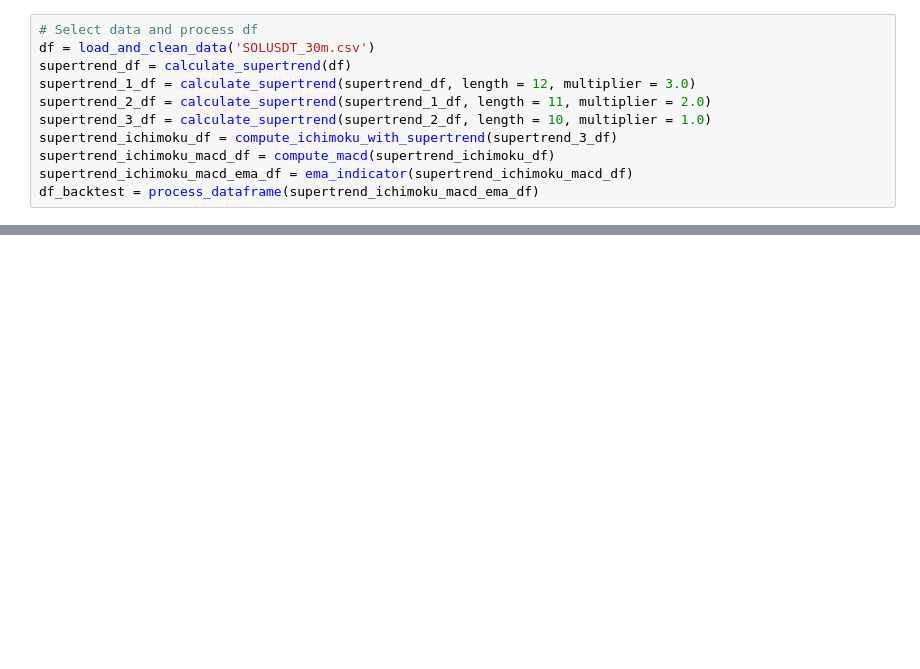
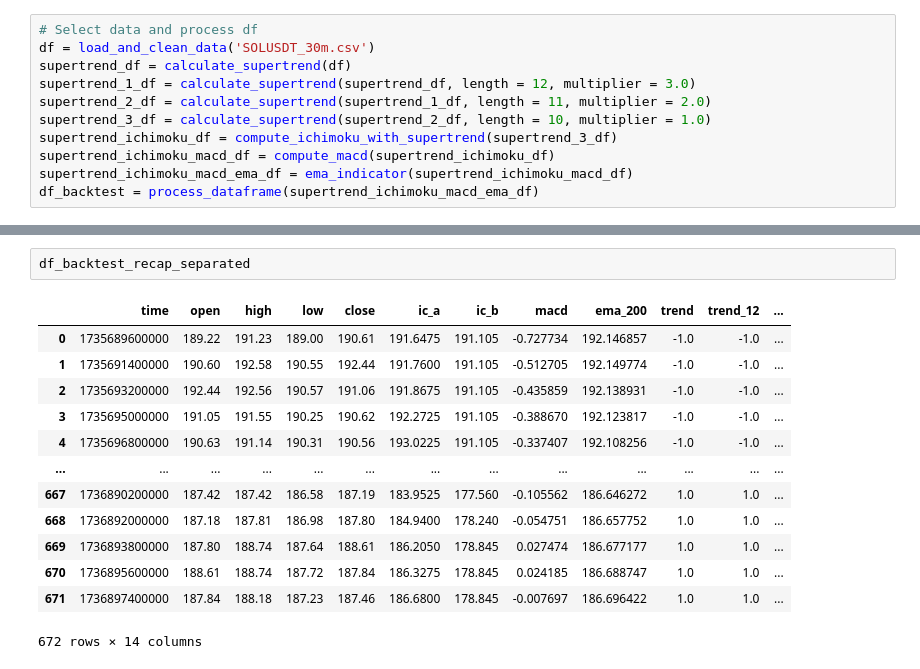
Before and after one commit to rheza-bitwyre/local-share-2, a Jupyter notebook: 03X_ST_IC/01_dev/03X_ST_IC_MACD_EMA.ipynb, the cells around one changed output, grey strips where cells are left out. Cells and saved outputs as stored; diff of their text form; blank space fills up the shorter version.

```diff
--- a/03X_ST_IC/01_dev/03X_ST_IC_MACD_EMA.ipynb
+++ b/03X_ST_IC/01_dev/03X_ST_IC_MACD_EMA.ipynb
@@ -2987,0 +3790,16 @@ supertrend_ichimoku_macd_ema_df
+# %%
+df_backtest_recap_separated
+# %% [output]
+|  | time | open | high | low | close | ic_a | ic_b | macd | ema_200 | trend | trend_12 | ... |
+| 0 | 1735689600000 | 189.22 | 191.23 | 189.00 | 190.61 | 191.6475 | 191.105 | -0.727734 | 192.146857 | -1.0 | -1.0 | ... |
+| 1 | 1735691400000 | 190.60 | 192.58 | 190.55 | 192.44 | 191.7600 | 191.105 | -0.512705 | 192.149774 | -1.0 | -1.0 | ... |
+| 2 | 1735693200000 | 192.44 | 192.56 | 190.57 | 191.06 | 191.8675 | 191.105 | -0.435859 | 192.138931 | -1.0 | -1.0 | ... |
+| 3 | 1735695000000 | 191.05 | 191.55 | 190.25 | 190.62 | 192.2725 | 191.105 | -0.388670 | 192.123817 | -1.0 | -1.0 | ... |
+| 4 | 1735696800000 | 190.63 | 191.14 | 190.31 | 190.56 | 193.0225 | 191.105 | -0.337407 | 192.108256 | -1.0 | -1.0 | ... |
+| ... | ... | ... | ... | ... | ... | ... | ... | ... | ... | ... | ... | ... |
+| 667 | 1736890200000 | 187.42 | 187.42 | 186.58 | 187.19 | 183.9525 | 177.560 | -0.105562 | 186.646272 | 1.0 | 1.0 | ... |
+| 668 | 1736892000000 | 187.18 | 187.81 | 186.98 | 187.80 | 184.9400 | 178.240 | -0.054751 | 186.657752 | 1.0 | 1.0 | ... |
+| 669 | 1736893800000 | 187.80 | 188.74 | 187.64 | 188.61 | 186.2050 | 178.845 | 0.027474 | 186.677177 | 1.0 | 1.0 | ... |
+| 670 | 1736895600000 | 188.61 | 188.74 | 187.72 | 187.84 | 186.3275 | 178.845 | 0.024185 | 186.688747 | 1.0 | 1.0 | ... |
+| 671 | 1736897400000 | 187.84 | 188.18 | 187.23 | 187.46 | 186.6800 | 178.845 | -0.007697 | 186.696422 | 1.0 | 1.0 | ... |
+672 rows × 14 columns
```
Also changed, not shown: parts of 20 cells of this notebook, 2 other files.
